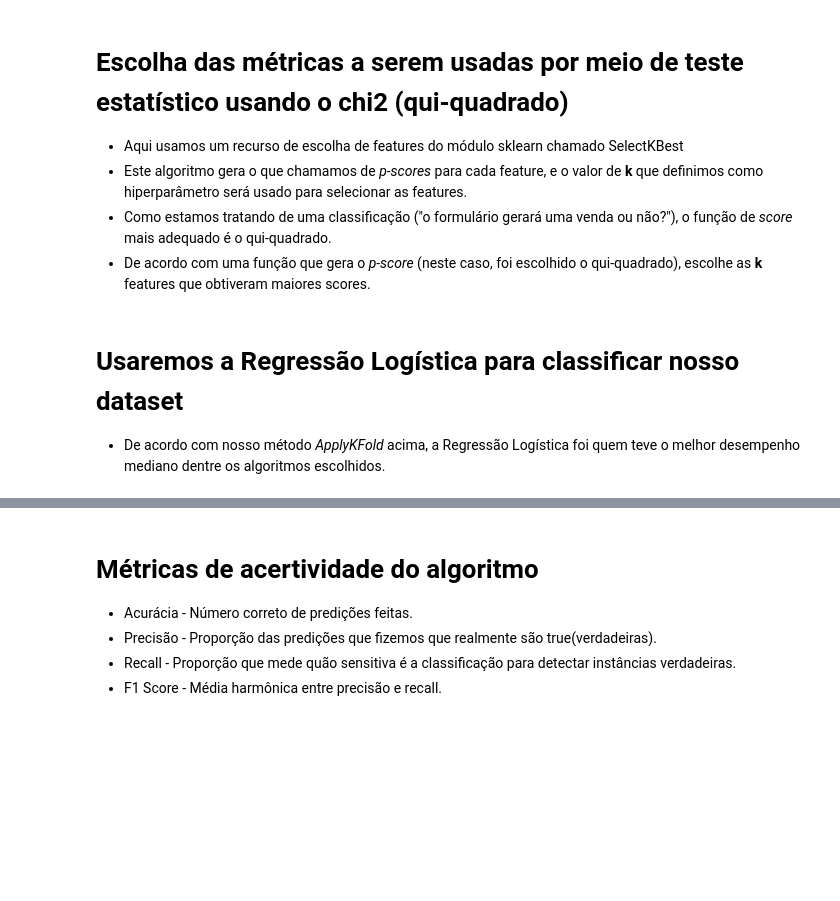
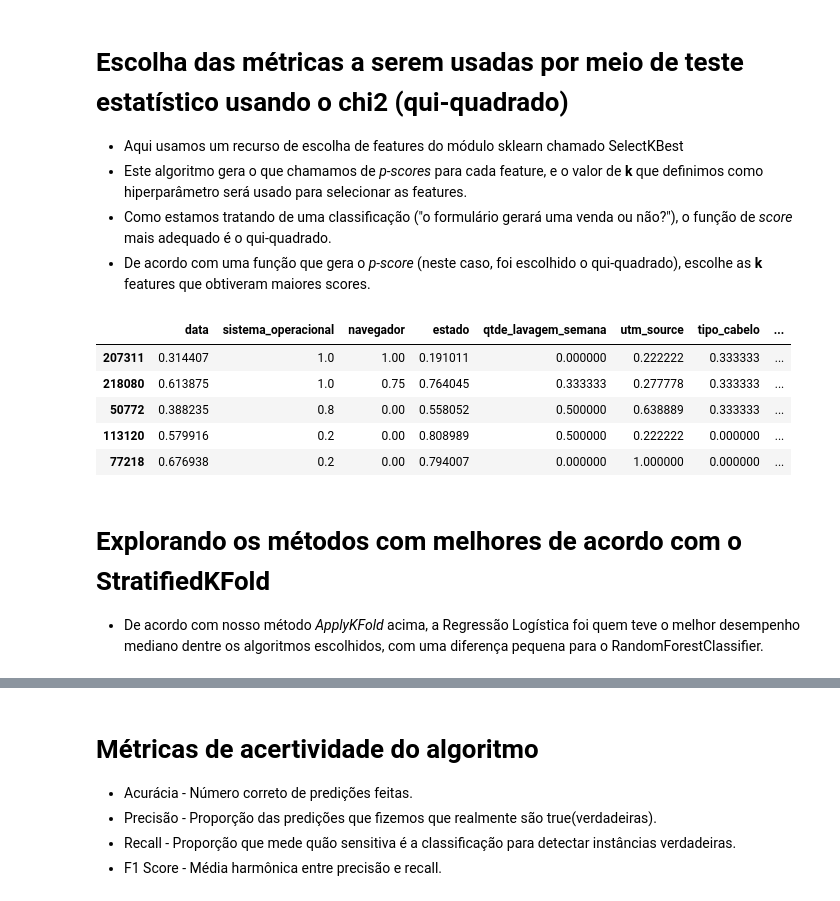
Before and after one commit to samuel0711/Desafio, a Jupyter notebook: desafio.ipynb, the cells around one changed output, grey strips where cells are left out. Saved outputs shown, nothing was run; the diff lists cells and outputs as text; code cells hidden in the pictures; blank space fills up the shorter version.

```diff
--- a/desafio.ipynb
+++ b/desafio.ipynb
@@ -252,19 +285,26 @@ Tempo aproximado de execução: 35 - 40 mins
 # %%
 from sklearn.feature_selection import chi2
 from sklearn.feature_selection import SelectKBest
 
-selector = SelectKBest(chi2, k=7)
+selector = SelectKBest(chi2, k=15)
 selector.fit(x_train, y_train)
 cols = selector.get_support(indices=True)
 
 x_train_selected = x_train.iloc[:,cols]
 x_test_selected = x_test.iloc[:,cols]
 
 x_train_selected.head()
+# %% [output]
+|  | data | sistema_operacional | navegador | estado | qtde_lavagem_semana | utm_source | tipo_cabelo | ... |
+| 207311 | 0.314407 | 1.0 | 1.00 | 0.191011 | 0.000000 | 0.222222 | 0.333333 | ... |
+| 218080 | 0.613875 | 1.0 | 0.75 | 0.764045 | 0.333333 | 0.277778 | 0.333333 | ... |
+| 50772 | 0.388235 | 0.8 | 0.00 | 0.558052 | 0.500000 | 0.638889 | 0.333333 | ... |
+| 113120 | 0.579916 | 0.2 | 0.00 | 0.808989 | 0.500000 | 0.222222 | 0.000000 | ... |
+| 77218 | 0.676938 | 0.2 | 0.00 | 0.794007 | 0.000000 | 1.000000 | 0.000000 | ... |
 # %% [markdown]
-# Usaremos a Regressão Logística para classificar nosso dataset
+# Explorando os métodos com melhores de acordo com o StratifiedKFold
 
-*   De acordo com nosso método *ApplyKFold* acima, a Regressão Logística foi quem teve o melhor desempenho mediano dentre os algoritmos escolhidos.
+*   De acordo com nosso método *ApplyKFold* acima, a Regressão Logística foi quem teve o melhor desempenho mediano dentre os algoritmos escolhidos, com uma diferença pequena para o RandomForestClassifier.
 # %%
 from sklearn.linear_model import LogisticRegression
 from sklearn.metrics import confusion_matrix
```
Also changed, not shown: parts of 10 cells of this notebook.
